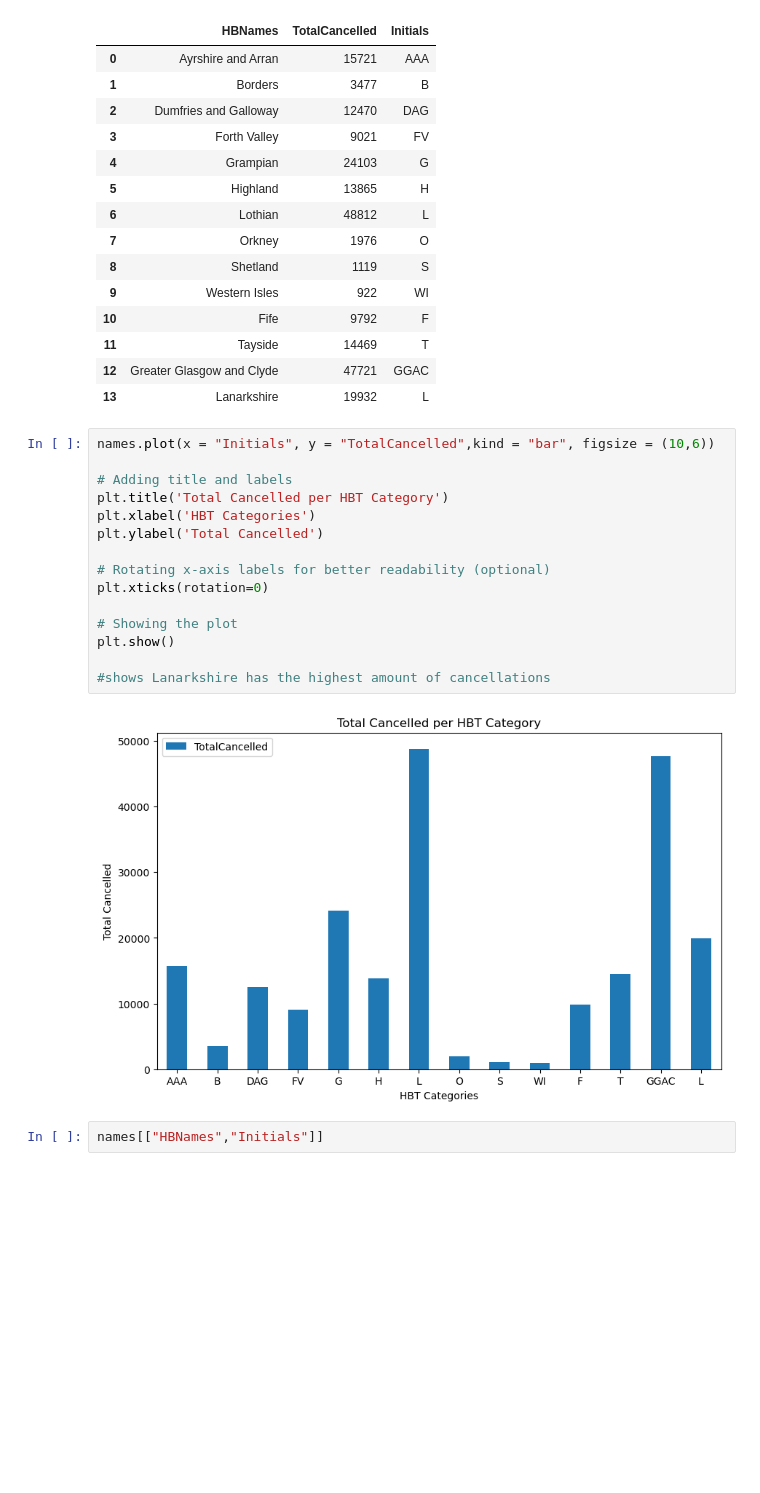
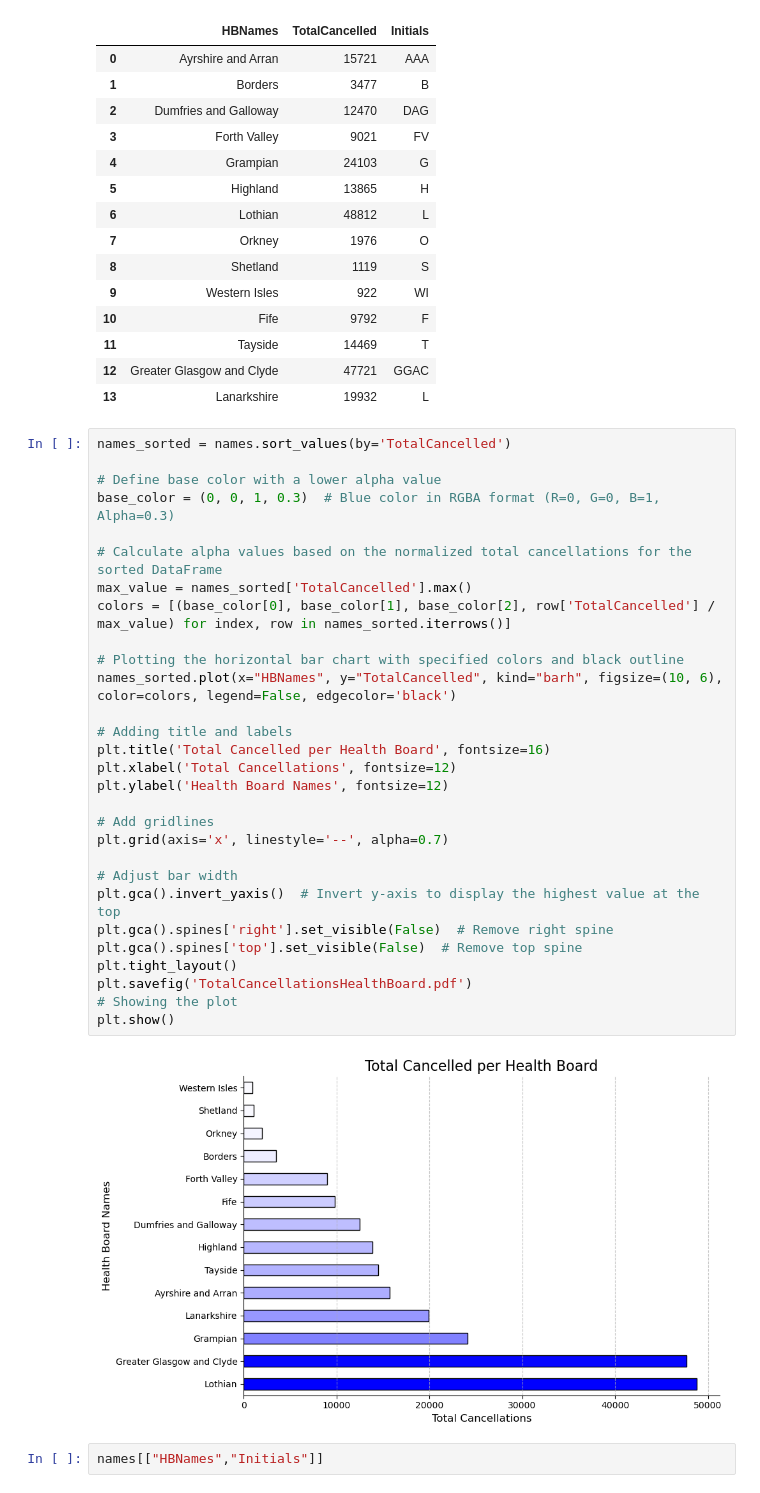
Before and after one commit to brianej/fdscw3, a Jupyter notebook: q4.ipynb, the cells around one changed output. Drawn from its saved outputs; the diff is of its cells as text; blank space fills up the shorter version.

```diff
--- a/q4.ipynb
+++ b/q4.ipynb
@@ -171,23 +170,37 @@ See the caveats in the documentation: https://pandas.pydata.org/pandas-docs/stab
 | 11 | Tayside | 14469 | T |
 | 12 | Greater Glasgow and Clyde | 47721 | GGAC |
 | 13 | Lanarkshire | 19932 | L |
-# %%
-names.plot(x = "Initials", y = "TotalCancelled",kind = "bar", figsize = (10,6))
-
-# Adding title and labels
-plt.title('Total Cancelled per HBT Category')
-plt.xlabel('HBT Categories')
-plt.ylabel('Total Cancelled')
-
-# Rotating x-axis labels for better readability (optional)
-plt.xticks(rotation=0)
-
-# Showing the plot
-plt.show()
-
-#shows Lanarkshire has the highest amount of cancellations
-# %% [output]
-[figure, removed]
+# %%
+names_sorted = names.sort_values(by='TotalCancelled')
+
+# Define base color with a lower alpha value
+base_color = (0, 0, 1, 0.3)  # Blue color in RGBA format (R=0, G=0, B=1, Alpha=0.3)
+
+# Calculate alpha values based on the normalized total cancellations for the sorted DataFrame
+max_value = names_sorted['TotalCancelled'].max()
+colors = [(base_color[0], base_color[1], base_color[2], row['TotalCancelled'] / max_value) for index, row in names_sorted.iterrows()]
+
+# Plotting the horizontal bar chart with specified colors and black outline
+names_sorted.plot(x="HBNames", y="TotalCancelled", kind="barh", figsize=(10, 6), color=colors, legend=False, edgecolor='black')
+
+# Adding title and labels
+plt.title('Total Cancelled per Health Board', fontsize=16)
+plt.xlabel('Total Cancellations', fontsize=12)
+plt.ylabel('Health Board Names', fontsize=12)
+
+# Add gridlines
+plt.grid(axis='x', linestyle='--', alpha=0.7)
+
+# Adjust bar width
+plt.gca().invert_yaxis()  # Invert y-axis to display the highest value at the top
+plt.gca().spines['right'].set_visible(False)  # Remove right spine
+plt.gca().spines['top'].set_visible(False)  # Remove top spine
+plt.tight_layout()
+plt.savefig('TotalCancellationsHealthBoard.pdf')
+# Showing the plot
+plt.show()
+# %% [output]
+[figure, added]
 # %%
 names[["HBNames","Initials"]]
 # %% [output]
```
Also changed, not shown: parts of 6 cells of this notebook.
